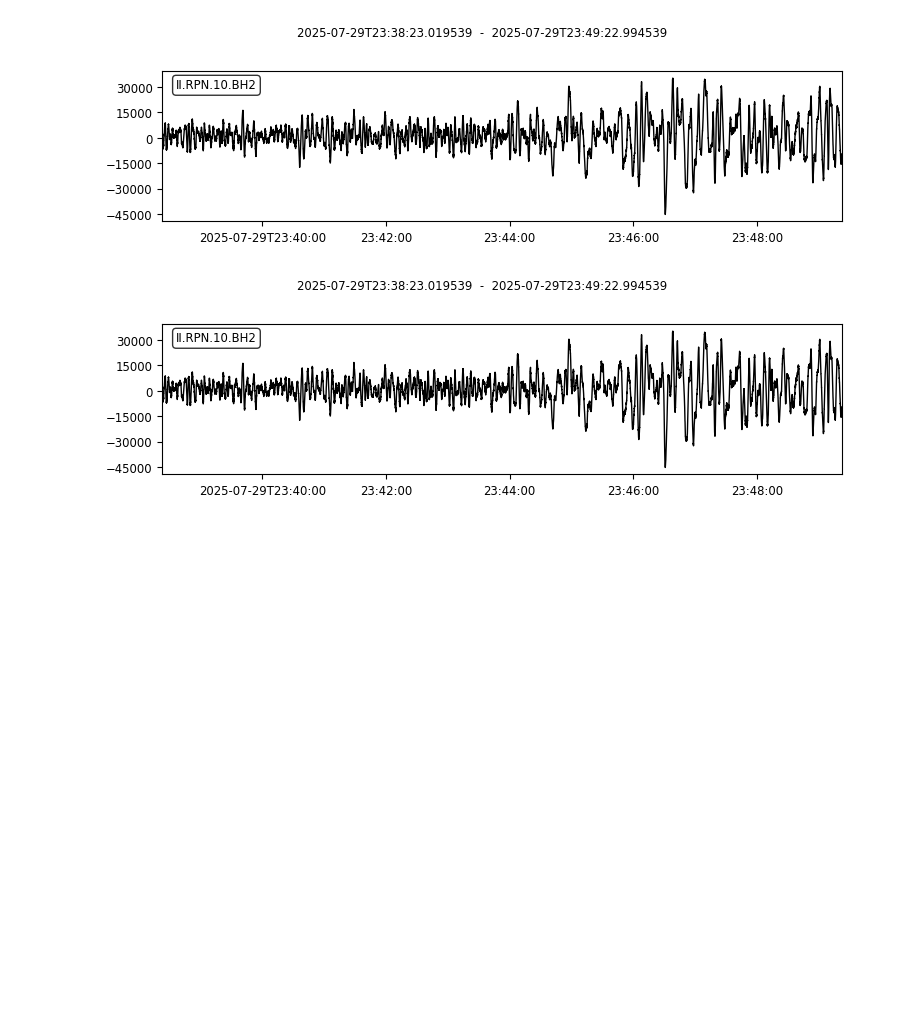
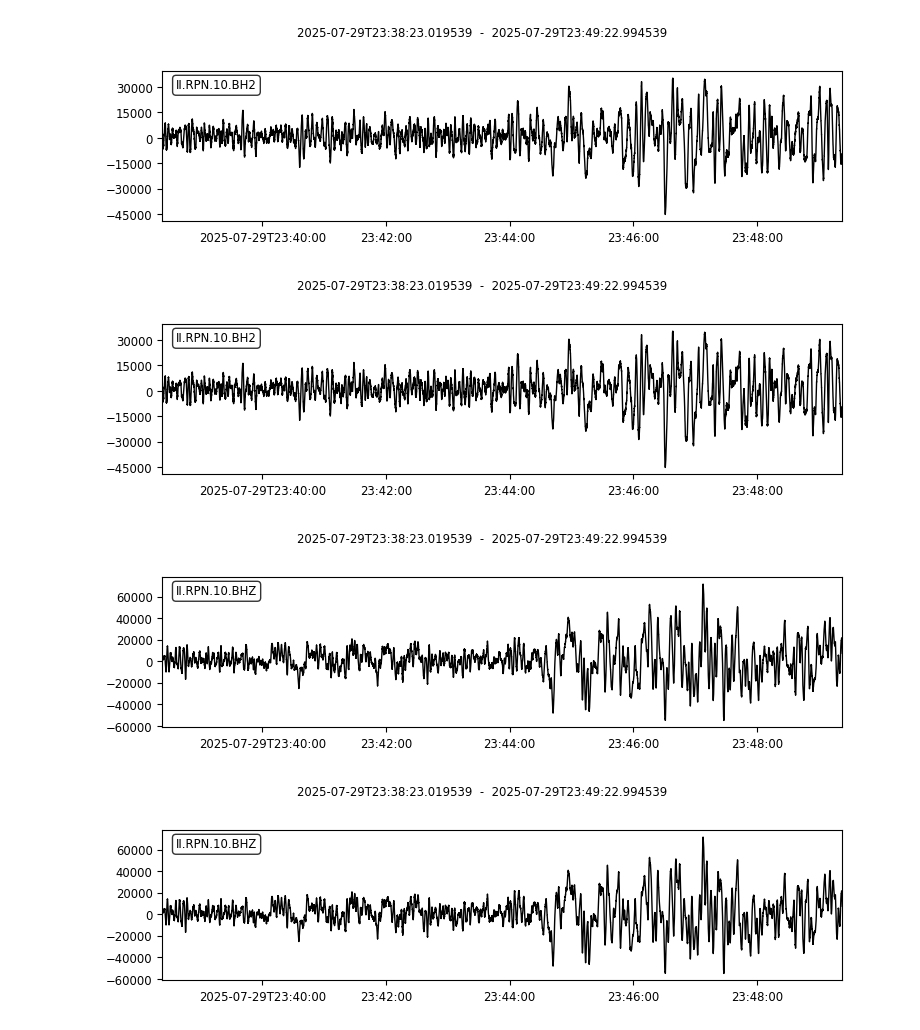
Before and after one commit to lsperezm/Sismologia_Sismica, a Jupyter notebook: SismologiaGIT/Actividad_3/SismoKamchatka.ipynb, the cells around one changed output. Saved outputs shown, nothing was run; the diff lists cells and outputs as text; code cells hidden in the pictures; blank space fills up the shorter version.

```diff
--- a/SismologiaGIT/Actividad_3/SismoKamchatka.ipynb
+++ b/SismologiaGIT/Actividad_3/SismoKamchatka.ipynb
@@ -247,3 +247,9 @@ st_RPN[4].plot()
 # %% [output]
 [figure]
 [figure]
+# %%
+# Canal 6
+st_RPN[5].plot()
+# %% [output]
+[figure, added]
+[figure, added]
```
Also changed, not shown: 9 other files.
